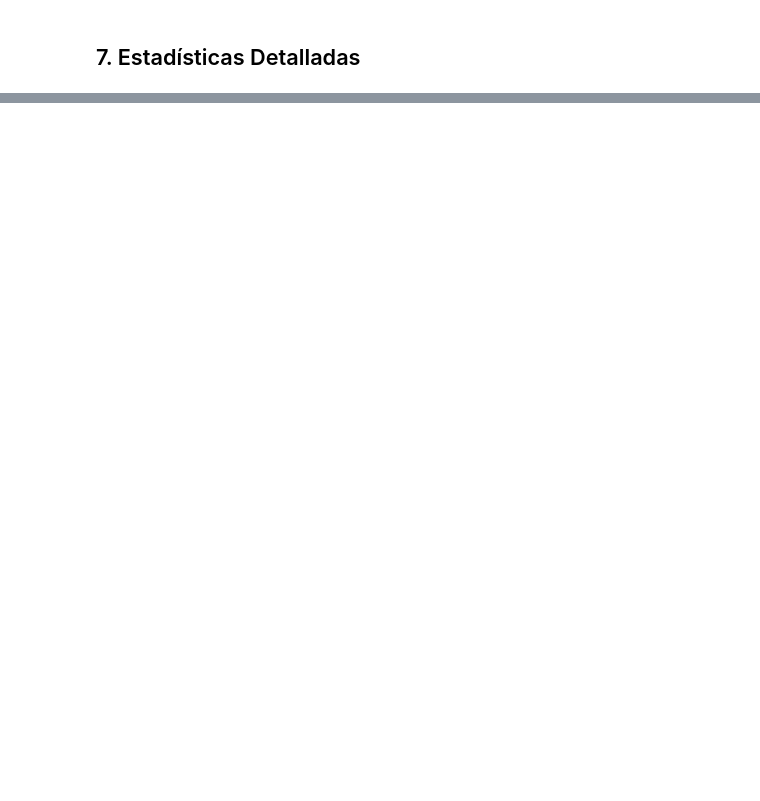
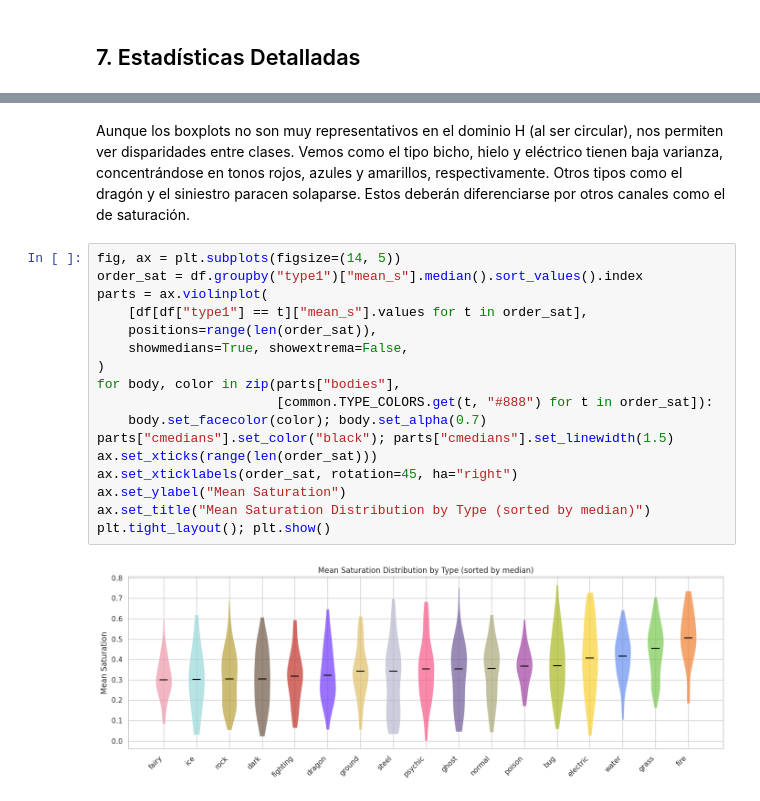
Before and after one commit to JuanDiegoGallego/mlx, a Jupyter notebook: notebooks/EDA.ipynb, the cells around one changed output, grey strips where cells are left out. Drawn from its saved outputs; the diff is of its cells as text; blank space fills up the shorter version.

```diff
--- a/notebooks/EDA.ipynb
+++ b/notebooks/EDA.ipynb
@@ -228,0 +429,21 @@ print("... (truncated)")
+# %% [markdown]
+Aunque los boxplots no son muy representativos en el dominio H (al ser circular), nos permiten ver disparidades entre clases. Vemos como el tipo bicho, hielo y eléctrico tienen baja varianza, concentrándose en tonos rojos, azules y amarillos, respectivamente. Otros tipos como el dragón y el siniestro paracen solaparse. Estos deberán diferenciarse por otros canales como el de saturación.
+# %%
+fig, ax = plt.subplots(figsize=(14, 5))
+order_sat = df.groupby("type1")["mean_s"].median().sort_values().index
+parts = ax.violinplot(
+    [df[df["type1"] == t]["mean_s"].values for t in order_sat],
+    positions=range(len(order_sat)),
+    showmedians=True, showextrema=False,
+)
+for body, color in zip(parts["bodies"],
+                       [common.TYPE_COLORS.get(t, "#888") for t in order_sat]):
+    body.set_facecolor(color); body.set_alpha(0.7)
+parts["cmedians"].set_color("black"); parts["cmedians"].set_linewidth(1.5)
+ax.set_xticks(range(len(order_sat)))
+ax.set_xticklabels(order_sat, rotation=45, ha="right")
+ax.set_ylabel("Mean Saturation")
+ax.set_title("Mean Saturation Distribution by Type (sorted by median)")
+plt.tight_layout(); plt.show()
+# %% [output]
+[figure, added]
```
Also changed, not shown: parts of 24 cells of this notebook, 1 other file.
